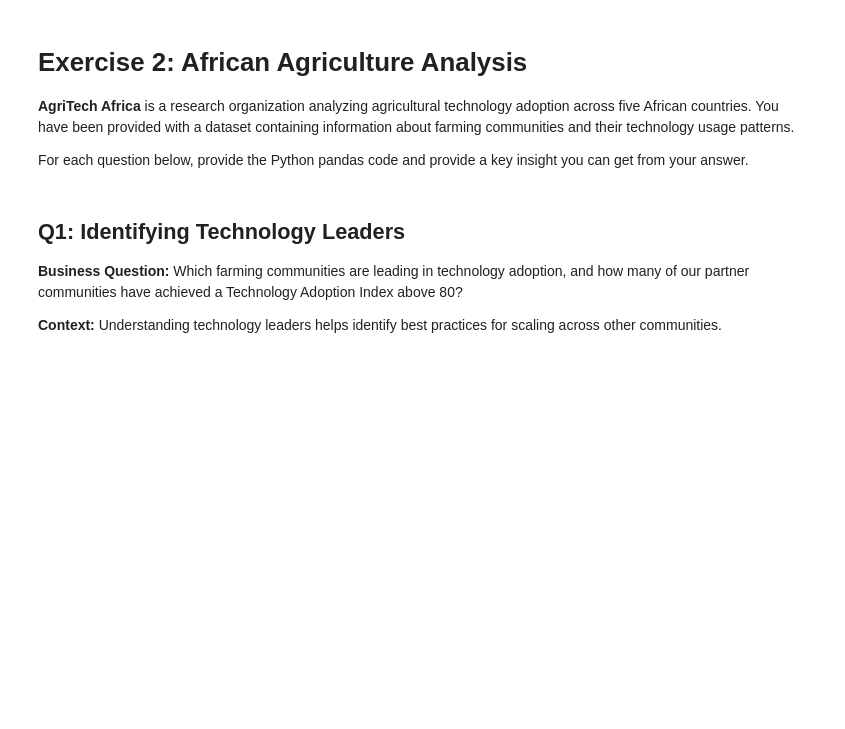
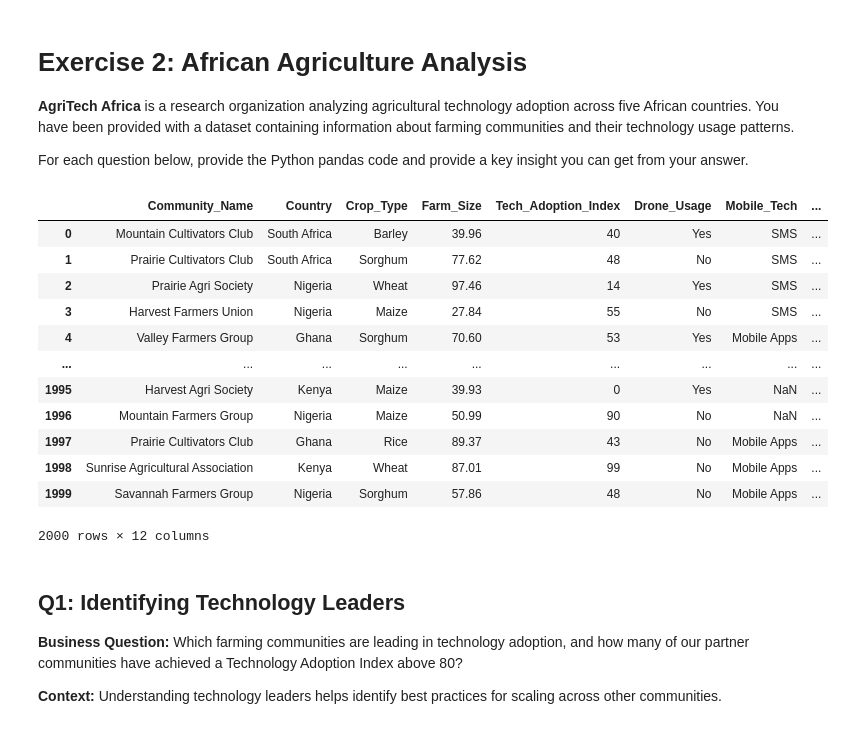
Before and after one commit to lekoundanmgedeon/data-preprocessing-daily-reports, a Jupyter notebook: assignements/A1_data_prep/Assignment_01.ipynb, the cells around one changed output. Cells and saved outputs as stored; diff of their text form; code cells hidden in the pictures; blank space fills up the shorter version.

```diff
--- a/assignements/A1_data_prep/Assignment_01.ipynb
+++ b/assignements/A1_data_prep/Assignment_01.ipynb
@@ -320,6 +322,23 @@ Pourcentage of business are ready : 14.0 %
 **AgriTech Africa** is a research organization analyzing agricultural technology adoption across five African countries. You have been provided with a dataset containing information about farming communities and their technology usage patterns.
 
 For each question below, provide the Python pandas code and provide a key insight you can get from your answer.
+# %%
+africa_agriculture_data = pd.read_csv("data/african_agriculture_dataset.csv")
+africa_agriculture_data
+# %% [output]
+|  | Community_Name | Country | Crop_Type | Farm_Size | Tech_Adoption_Index | Drone_Usage | Mobile_Tech | ... |
+| 0 | Mountain Cultivators Club | South Africa | Barley | 39.96 | 40 | Yes | SMS | ... |
+| 1 | Prairie Cultivators Club | South Africa | Sorghum | 77.62 | 48 | No | SMS | ... |
+| 2 | Prairie Agri Society | Nigeria | Wheat | 97.46 | 14 | Yes | SMS | ... |
+| 3 | Harvest Farmers Union | Nigeria | Maize | 27.84 | 55 | No | SMS | ... |
+| 4 | Valley Farmers Group | Ghana | Sorghum | 70.60 | 53 | Yes | Mobile Apps | ... |
+| ... | ... | ... | ... | ... | ... | ... | ... | ... |
+| 1995 | Harvest Agri Society | Kenya | Maize | 39.93 | 0 | Yes | NaN | ... |
+| 1996 | Mountain Farmers Group | Nigeria | Maize | 50.99 | 90 | No | NaN | ... |
+| 1997 | Prairie Cultivators Club | Ghana | Rice | 89.37 | 43 | No | Mobile Apps | ... |
+| 1998 | Sunrise Agricultural Association | Kenya | Wheat | 87.01 | 99 | No | Mobile Apps | ... |
+| 1999 | Savannah Farmers Group | Nigeria | Sorghum | 57.86 | 48 | No | Mobile Apps | ... |
+2000 rows × 12 columns
 # %% [markdown]
 ## Q1: Identifying Technology Leaders
 **Business Question:** Which farming communities are leading in technology adoption, and how many of our partner communities have achieved a Technology Adoption Index above 80?
```
Also changed, not shown: parts of 19 cells of this notebook.
